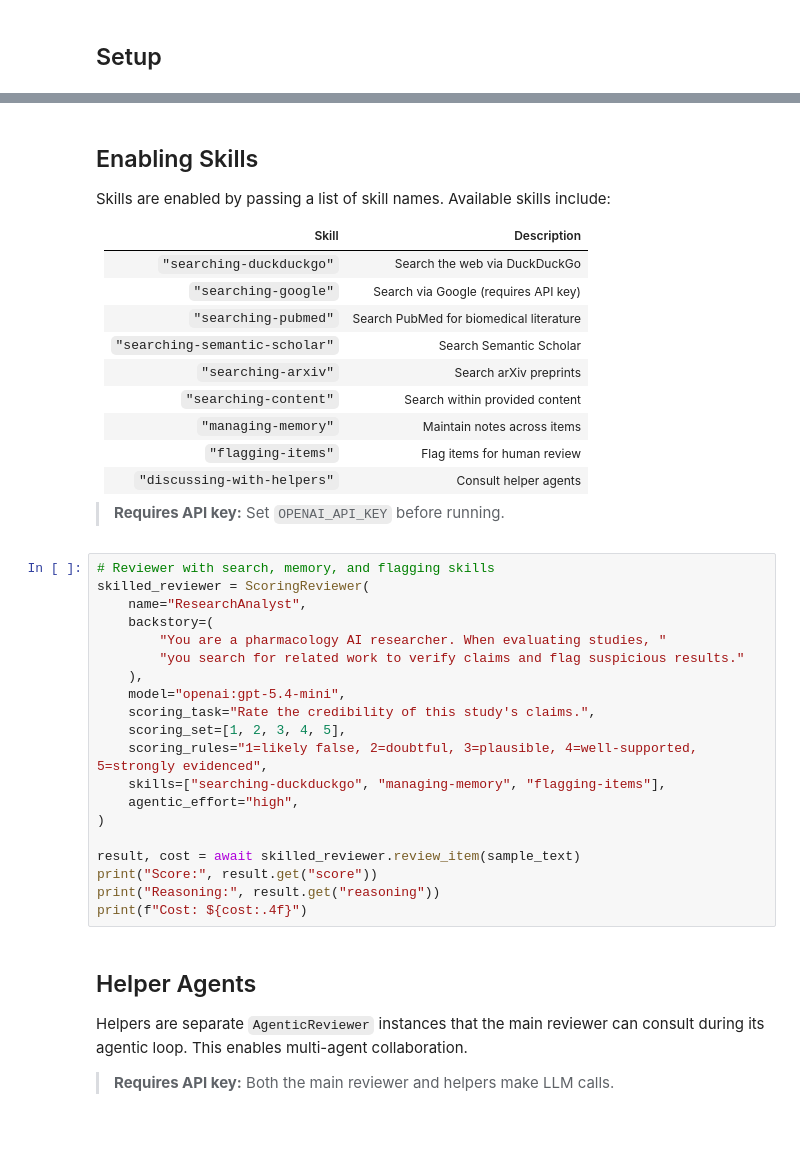
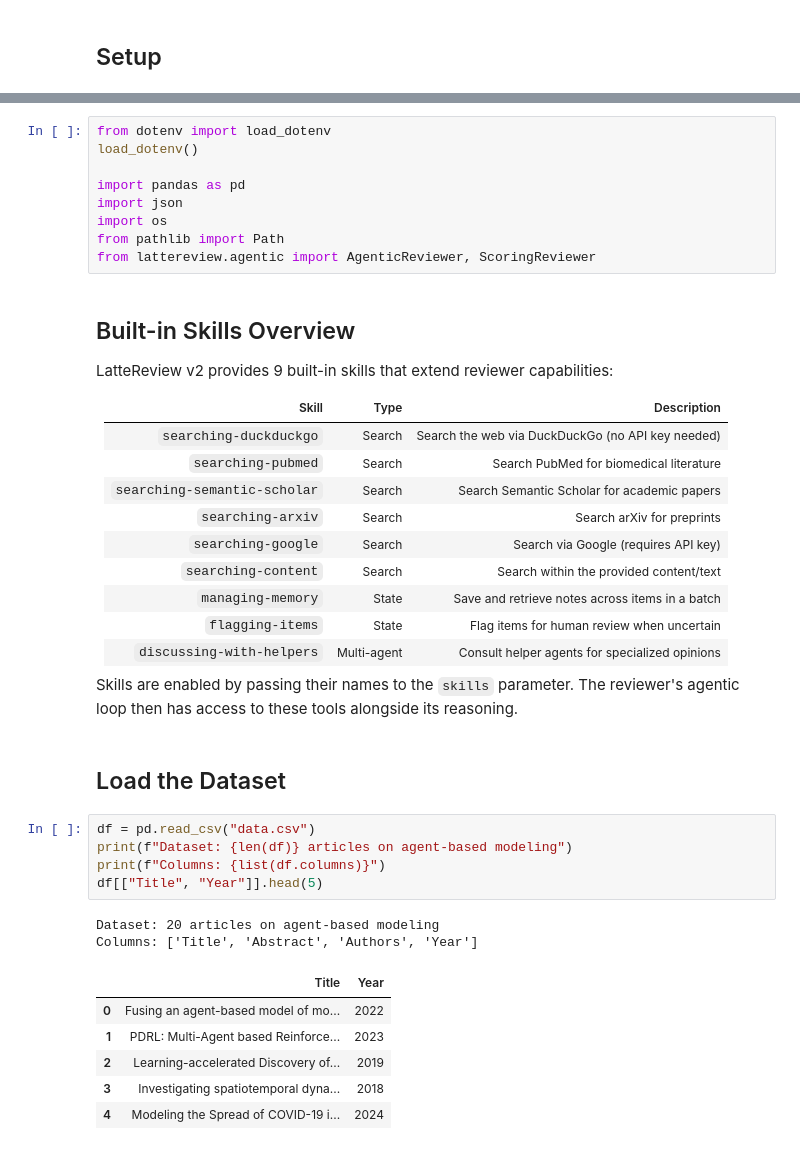
Before and after one commit to PouriaRouzrokh/LatteReview, a Jupyter notebook: tutorials_agentic/agentic_with_skills/agentic_with_skills.ipynb, the cells around one changed output, grey strips where cells are left out. Cells and saved outputs as stored; diff of their text form.

```diff
--- a/tutorials_agentic/agentic_with_skills/agentic_with_skills.ipynb
+++ b/tutorials_agentic/agentic_with_skills/agentic_with_skills.ipynb
@@ -22,44 +14,43 @@ sample_text = (
+# %%
+from dotenv import load_dotenv
+load_dotenv()
+
+import pandas as pd
+import json
+import os
+from pathlib import Path
+from lattereview.agentic import AgenticReviewer, ScoringReviewer
 # %% [markdown]
-## Enabling Skills
+## Built-in Skills Overview
 
-Skills are enabled by passing a list of skill names. Available skills include:
+LatteReview v2 provides 9 built-in skills that extend reviewer capabilities:
 
-| Skill | Description |
-|-------|-------------|
-| `"searching-duckduckgo"` | Search the web via DuckDuckGo |
-| `"searching-google"` | Search via Google (requires API key) |
-| `"searching-pubmed"` | Search PubMed for biomedical literature |
-| `"searching-semantic-scholar"` | Search Semantic Scholar |
-| `"searching-arxiv"` | Search arXiv preprints |
-| `"searching-content"` | Search within provided content |
-| `"managing-memory"` | Maintain notes across items |
-| `"flagging-items"` | Flag items for human review |
-| `"discussing-with-helpers"` | Consult helper agents |
+| Skill | Type | Description |
+|-------|------|-------------|
+| `searching-duckduckgo` | Search | Search the web via DuckDuckGo (no API key needed) |
+| `searching-pubmed` | Search | Search PubMed for biomedical literature |
+| `searching-semantic-scholar` | Search | Search Semantic Scholar for academic papers |
+| `searching-arxiv` | Search | Search arXiv for preprints |
+| `searching-google` | Search | Search via Google (requires API key) |
+| `searching-content` | Search | Search within the provided content/text |
+| `managing-memory` | State | Save and retrieve notes across items in a batch |
+| `flagging-items` | State | Flag items for human review when uncertain |
+| `discussing-with-helpers` | Multi-agent | Consult helper agents for specialized opinions |
 
-> **Requires API key:** Set `OPENAI_API_KEY` before running.
+Skills are enabled by passing their names to the `skills` parameter. The reviewer's agentic loop then has access to these tools alongside its reasoning.
-# %%
-# Reviewer with search, memory, and flagging skills
-skilled_reviewer = ScoringReviewer(
-    name="ResearchAnalyst",
-    backstory=(
-        "You are a pharmacology AI researcher. When evaluating studies, "
-        "you search for related work to verify claims and flag suspicious results."
-    ),
-    model="openai:gpt-5.4-mini",
-    scoring_task="Rate the credibility of this study's claims.",
-    scoring_set=[1, 2, 3, 4, 5],
-    scoring_rules="1=likely false, 2=doubtful, 3=plausible, 4=well-supported, 5=strongly evidenced",
-    skills=["searching-duckduckgo", "managing-memory", "flagging-items"],
-    agentic_effort="high",
-)
-
-result, cost = await skilled_reviewer.review_item(sample_text)
-print("Score:", result.get("score"))
-print("Reasoning:", result.get("reasoning"))
-print(f"Cost: ${cost:.4f}")
-# %% [markdown]
-## Helper Agents
-
-Helpers are separate `AgenticReviewer` instances that the main reviewer can consult during its agentic loop. This enables multi-agent collaboration.
-
-> **Requires API key:** Both the main reviewer and helpers make LLM calls.
+# %% [markdown]
+## Load the Dataset
+# %%
+df = pd.read_csv("data.csv")
+print(f"Dataset: {len(df)} articles on agent-based modeling")
+print(f"Columns: {list(df.columns)}")
+df[["Title", "Year"]].head(5)
+# %% [output]
+Dataset: 20 articles on agent-based modeling
+Columns: ['Title', 'Abstract', 'Authors', 'Year']
+|  | Title | Year |
+| 0 | Fusing an agent-based model of mo... | 2022 |
+| 1 | PDRL: Multi-Agent based Reinforce... | 2023 |
+| 2 | Learning-accelerated Discovery of... | 2019 |
+| 3 | Investigating spatiotemporal dyna... | 2018 |
+| 4 | Modeling the Spread of COVID-19 i... | 2024 |
```
Also changed, not shown: parts of 20 cells of this notebook, 10 other files.
